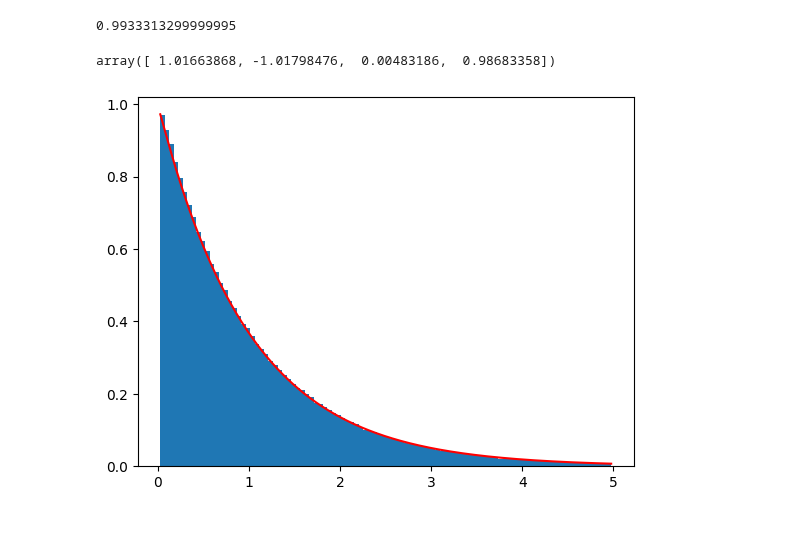
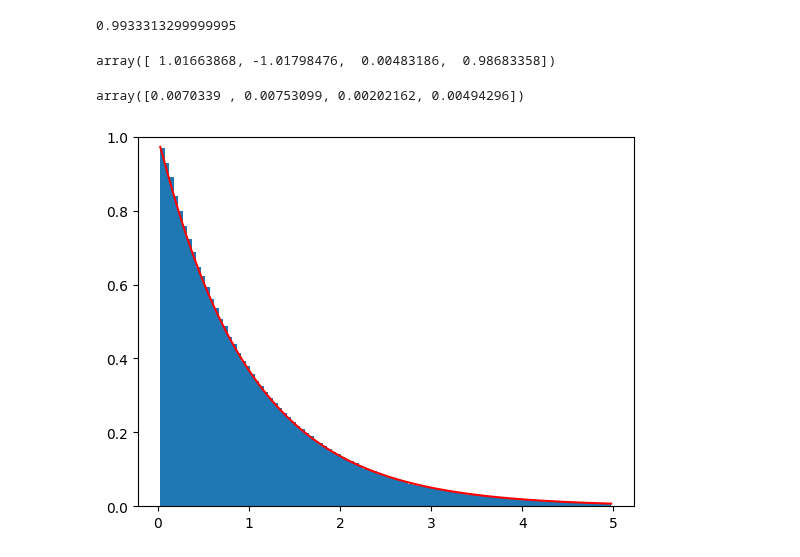
Before and after one commit to jchryssanthacopoulos/quantum_information, a Jupyter notebook: assignment_3/src/exercise_3.ipynb, the cells around one changed output. Drawn from its saved outputs; the diff is of its cells as text; code cells hidden in the pictures; blank space fills up the shorter version.

```diff
--- a/assignment_3/src/exercise_3.ipynb
+++ b/assignment_3/src/exercise_3.ipynb
@@ -104,16 +109,23 @@ sum([n * 5/100 for n in norm_count])
 # %% [output]
 0.9933313299999995
 # %%
-popt, pcov = curve_fit(func, bin_centers, norm_count)
+popt_diag, pcov_diag = curve_fit(func, bin_centers, norm_count)
-# %%
-popt
-# %% [output]
-array([ 1.01663868, -1.01798476,  0.00483186,  0.98683358])
+# %%
+popt_diag
+# %% [output]
+array([ 1.01663868, -1.01798476,  0.00483186,  0.98683358])
+# %%
+perr_diag = np.sqrt(np.diag(pcov_diag))
+perr_diag
+# %% [output]
+array([0.0070339 , 0.00753099, 0.00202162, 0.00494296])
 # %%
 s_interp = np.linspace(bin_centers[0], bin_centers[-1], num_pts_interp)
-y_fit = [func(s, *popt) for s in s_interp]
+y_fit = [func(s, *popt_diag) for s in s_interp]
 # %%
 plt.hist(bin_centers, bins=len(norm_count), weights=norm_count)
-plt.plot(s_interp, y_fit, 'r');
+plt.plot(s_interp, y_fit, 'r')
+plt.ylim([0, 1])
+plt.savefig("../plots/eigenvalue_spacings_dist_diag.pdf", format="pdf", bbox_inches="tight");
 # %% [output]
-[figure, old version]
+[figure, new version]
```
Also changed, not shown: parts of 7 cells of this notebook, 2 other files.
